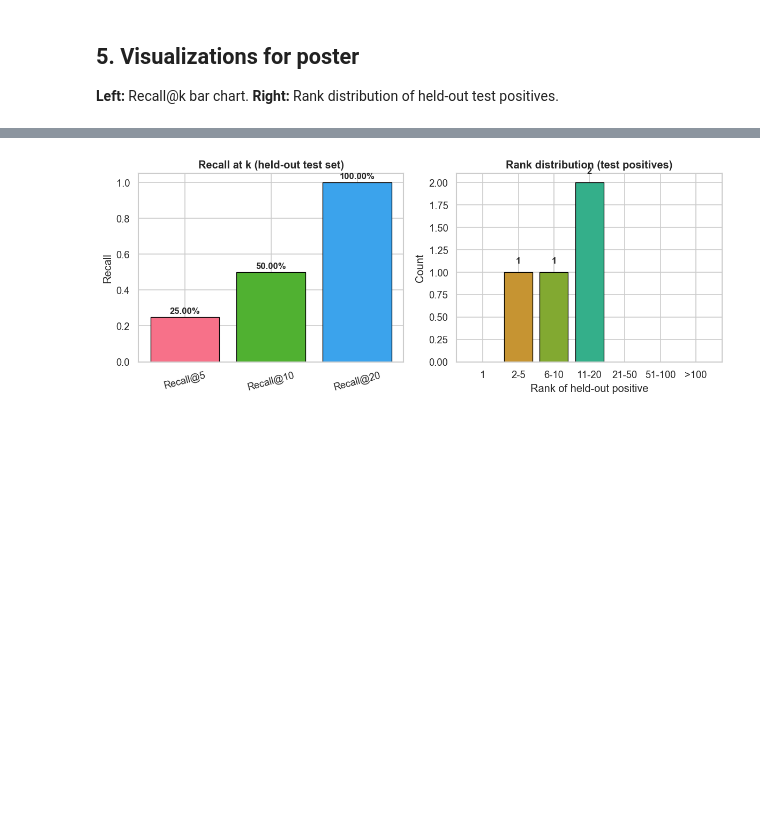
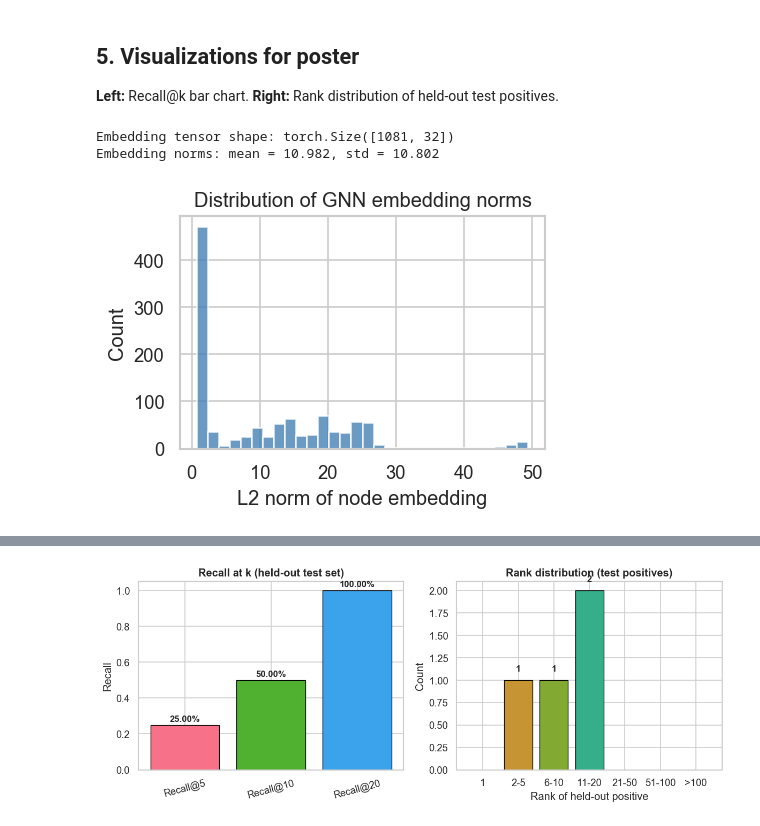
Before and after one commit to Ishaanbal/DSC180B-B23-Knowledge-Graph-and-Biomedical-Ontology, a Jupyter notebook: notebooks/model_eval.ipynb, the cells around one changed output, grey strips where cells are left out. Drawn from its saved outputs; the diff is of its cells as text; code cells hidden in the pictures; blank space fills up the shorter version.

```diff
--- a/notebooks/model_eval.ipynb
+++ b/notebooks/model_eval.ipynb
@@ -241,3 +281,29 @@ df_metrics.style.set_properties(**{"text-align": "left"}).set_table_styles([
 ## 5. Visualizations for poster
 
 **Left:** Recall@k bar chart. **Right:** Rank distribution of held-out test positives.
+# %%
+# 3a. Inspect GNN node embeddings
+model.eval()
+with torch.no_grad():
+    h = model(data_gpu)  # [num_nodes, embed_dim]
+
+print("Embedding tensor shape:", h.shape)
+
+h_cpu = h.cpu().numpy()
+emb_norms = np.linalg.norm(h_cpu, axis=1)
+
+print("Embedding norms: mean = {:.3f}, std = {:.3f}".format(
+    emb_norms.mean(), emb_norms.std()
+))
+
+plt.figure(figsize=(4, 3))
+plt.hist(emb_norms, bins=30, color="steelblue", alpha=0.8)
+plt.xlabel("L2 norm of node embedding")
+plt.ylabel("Count")
+plt.title("Distribution of GNN embedding norms")
+plt.tight_layout()
+plt.show()
+# %% [output]
+Embedding tensor shape: torch.Size([1081, 32])
+Embedding norms: mean = 10.982, std = 10.802
+[figure, added]
```
Also changed, not shown: parts of 4 cells of this notebook.
